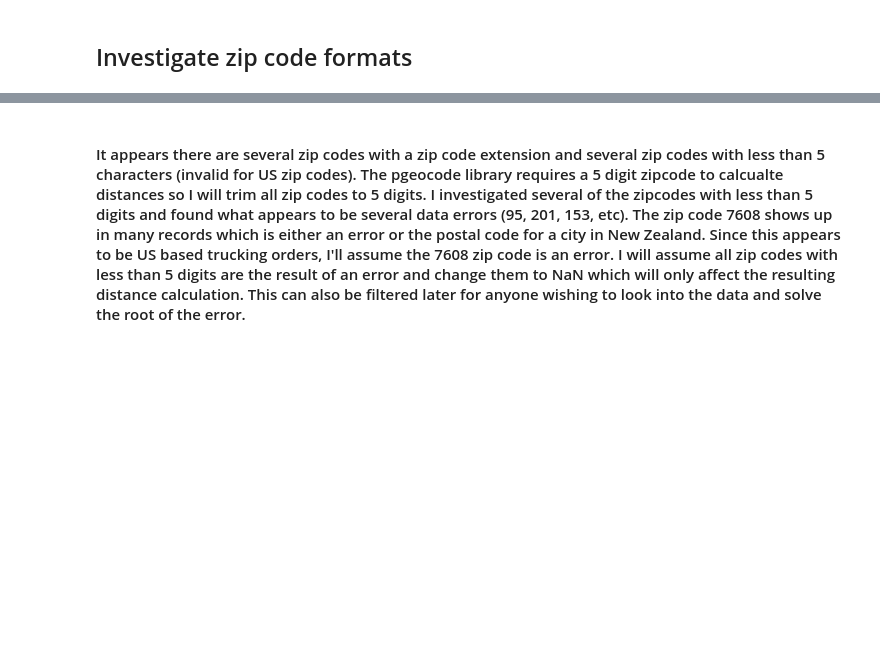
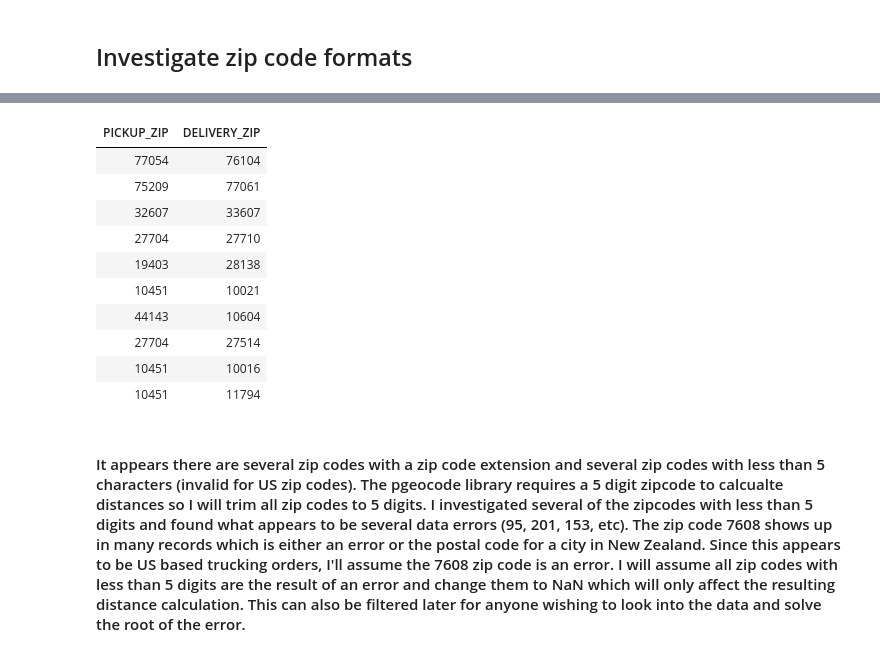
Before and after one commit to mgriffith700/Airspace_Analysis, a Jupyter notebook: Airspace_Analysis.ipynb, the cells around one changed output, grey strips where cells are left out. Cells and saved outputs as stored; diff of their text form; code cells hidden in the pictures; blank space fills up the shorter version.

```diff
--- a/Airspace_Analysis.ipynb
+++ b/Airspace_Analysis.ipynb
@@ -96,5 +96,5 @@ DELIVERY_ZIP has no null values
 ## Investigate zip code formats
 # %%
 # Display zip codes for investigation
-df[['PICKUP_ZIP','DELIVERY_ZIP']].style.hide_index()
+df[['PICKUP_ZIP','DELIVERY_ZIP']].head(10).style.hide_index()
 # %% [output]
@@ -102,3 +101,14 @@ df[['PICKUP_ZIP','DELIVERY_ZIP']].style.hide_index()
+| PICKUP_ZIP | DELIVERY_ZIP |
+| 77054 | 76104 |
+| 75209 | 77061 |
+| 32607 | 33607 |
+| 27704 | 27710 |
+| 19403 | 28138 |
+| 10451 | 10021 |
+| 44143 | 10604 |
+| 27704 | 27514 |
+| 10451 | 10016 |
+| 10451 | 11794 |
 # %% [markdown]
 #### It appears there are several zip codes with a zip code extension and several zip codes with less than 5 characters (invalid for US zip codes). The pgeocode library requires a 5 digit zipcode to calcualte distances so I will trim all zip codes to 5 digits. I investigated several of the zipcodes with less than 5 digits and found what appears to be several data errors (95, 201, 153, etc). The zip code 7608 shows up in many records which is either an error or the postal code for a city in New Zealand. Since this appears to be US based trucking orders, I'll assume the 7608 zip code is an error. I will assume all zip codes with less than 5 digits are the result of an error and change them to NaN which will only affect the resulting distance calculation. This can also be filtered later for anyone wishing to look into the data and solve the root of the error.
 # %% [markdown]
```
Also changed, not shown: parts of 3 cells of this notebook.
